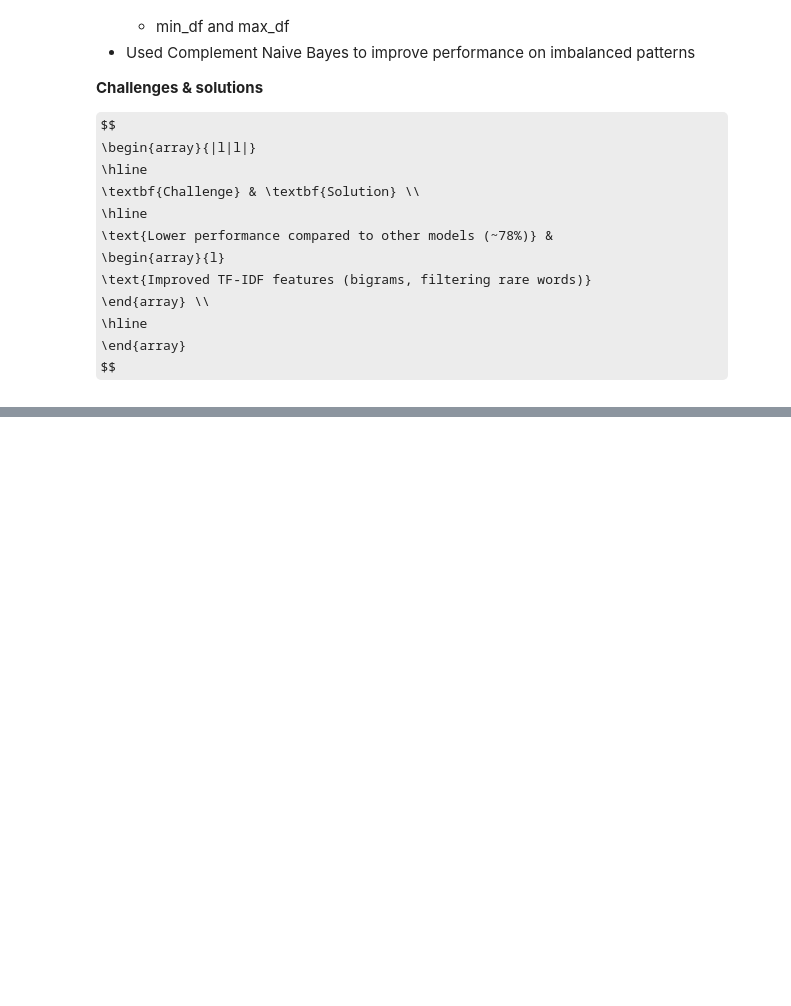
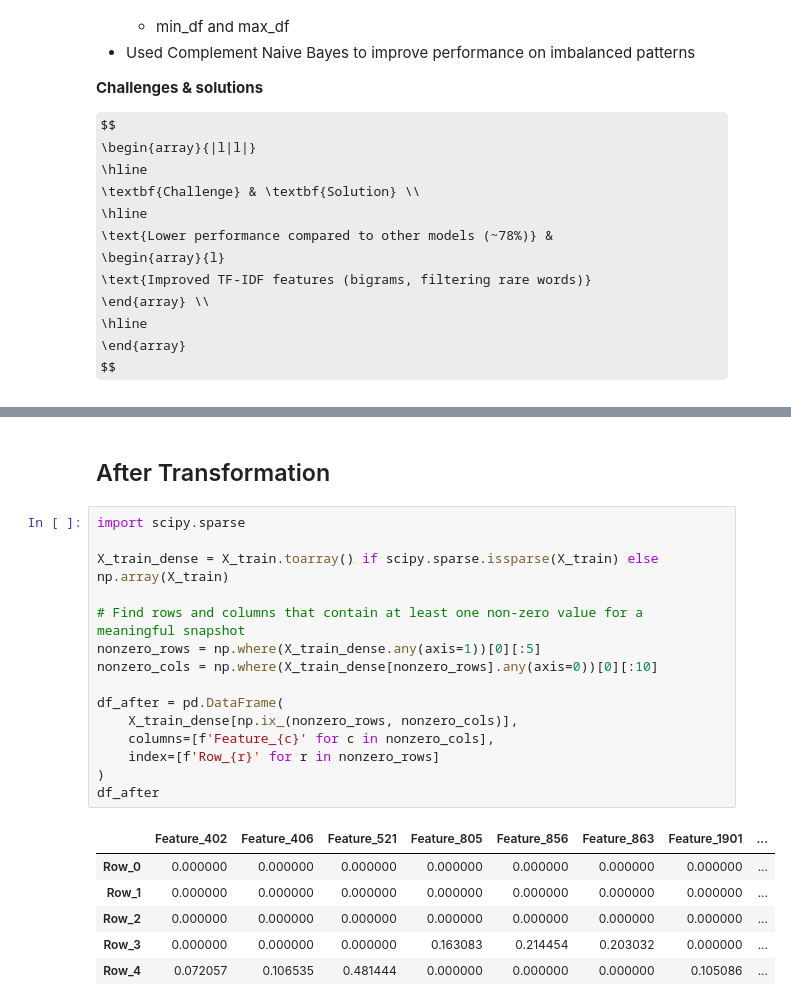
Before and after one commit to glenpaulson/toxicity-mining-nlp, a Jupyter notebook: Notebooks/Milestone_3/ToxicityMining_NaiveBayes.ipynb, the cells around one changed output, grey strips where cells are left out. Cells and saved outputs as stored; diff of their text form; some formulas as TeX source; blank space fills up the shorter version.

```diff
--- a/Notebooks/Milestone_3/ToxicityMining_NaiveBayes.ipynb
+++ b/Notebooks/Milestone_3/ToxicityMining_NaiveBayes.ipynb
@@ -178,0 +205,24 @@ $$
+# %% [markdown]
+## After Transformation
+# %%
+import scipy.sparse
+
+X_train_dense = X_train.toarray() if scipy.sparse.issparse(X_train) else np.array(X_train)
+
+# Find rows and columns that contain at least one non-zero value for a meaningful snapshot
+nonzero_rows = np.where(X_train_dense.any(axis=1))[0][:5]
+nonzero_cols = np.where(X_train_dense[nonzero_rows].any(axis=0))[0][:10]
+
+df_after = pd.DataFrame(
+    X_train_dense[np.ix_(nonzero_rows, nonzero_cols)],
+    columns=[f'Feature_{c}' for c in nonzero_cols],
+    index=[f'Row_{r}' for r in nonzero_rows]
+)
+df_after
+# %% [output]
+|  | Feature_402 | Feature_406 | Feature_521 | Feature_805 | Feature_856 | Feature_863 | Feature_1901 | ... |
+| Row_0 | 0.000000 | 0.000000 | 0.000000 | 0.000000 | 0.000000 | 0.000000 | 0.000000 | ... |
+| Row_1 | 0.000000 | 0.000000 | 0.000000 | 0.000000 | 0.000000 | 0.000000 | 0.000000 | ... |
+| Row_2 | 0.000000 | 0.000000 | 0.000000 | 0.000000 | 0.000000 | 0.000000 | 0.000000 | ... |
+| Row_3 | 0.000000 | 0.000000 | 0.000000 | 0.163083 | 0.214454 | 0.203032 | 0.000000 | ... |
+| Row_4 | 0.072057 | 0.106535 | 0.481444 | 0.000000 | 0.000000 | 0.000000 | 0.105086 | ... |
```
Also changed, not shown: parts of 6 cells of this notebook.
